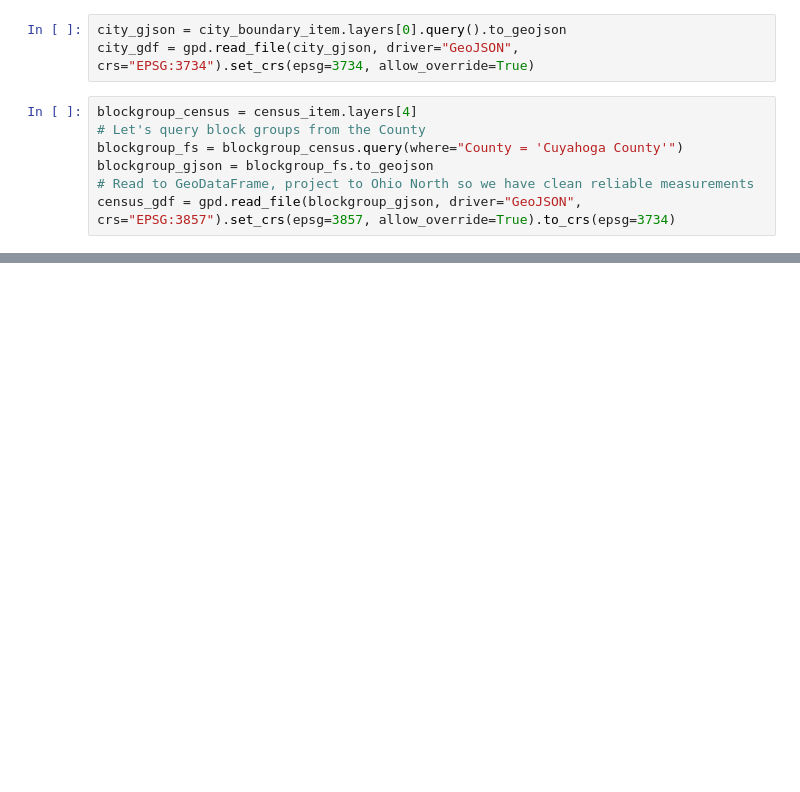
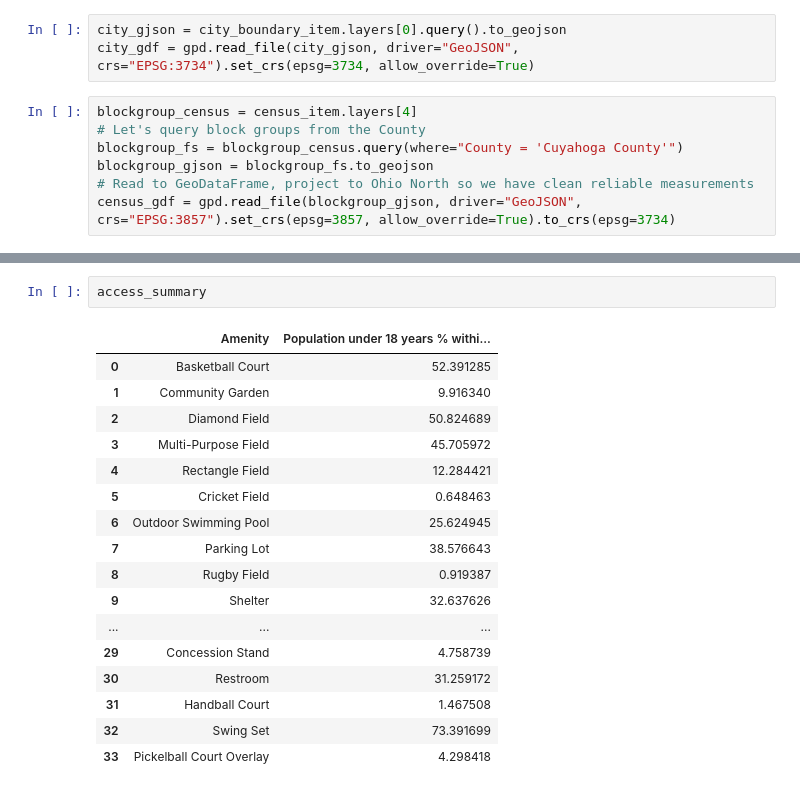
Before and after one commit to City-of-Cleveland/open-data-examples, a Jupyter notebook: 03-Recreation access across Cleveland.ipynb, the cells around one changed output, grey strips where cells are left out. Drawn from its saved outputs; the diff is of its cells as text; blank space fills up the shorter version.

```diff
--- a/03-Recreation access across Cleveland.ipynb
+++ b/03-Recreation access across Cleveland.ipynb
@@ -122,0 +185,20 @@ for irow in range(axs.shape[0]):
+# %%
+access_summary
+# %% [output]
+|  | Amenity | Population under 18 years % withi... |
+| 0 | Basketball Court | 52.391285 |
+| 1 | Community Garden | 9.916340 |
+| 2 | Diamond Field | 50.824689 |
+| 3 | Multi-Purpose Field | 45.705972 |
+| 4 | Rectangle Field | 12.284421 |
+| 5 | Cricket Field | 0.648463 |
+| 6 | Outdoor Swimming Pool | 25.624945 |
+| 7 | Parking Lot | 38.576643 |
+| 8 | Rugby Field | 0.919387 |
+| 9 | Shelter | 32.637626 |
+| ... | ... | ... |
+| 29 | Concession Stand | 4.758739 |
+| 30 | Restroom | 31.259172 |
+| 31 | Handball Court | 1.467508 |
+| 32 | Swing Set | 73.391699 |
+| 33 | Pickelball Court Overlay | 4.298418 |
```
Also changed, not shown: parts of 12 cells of this notebook.
